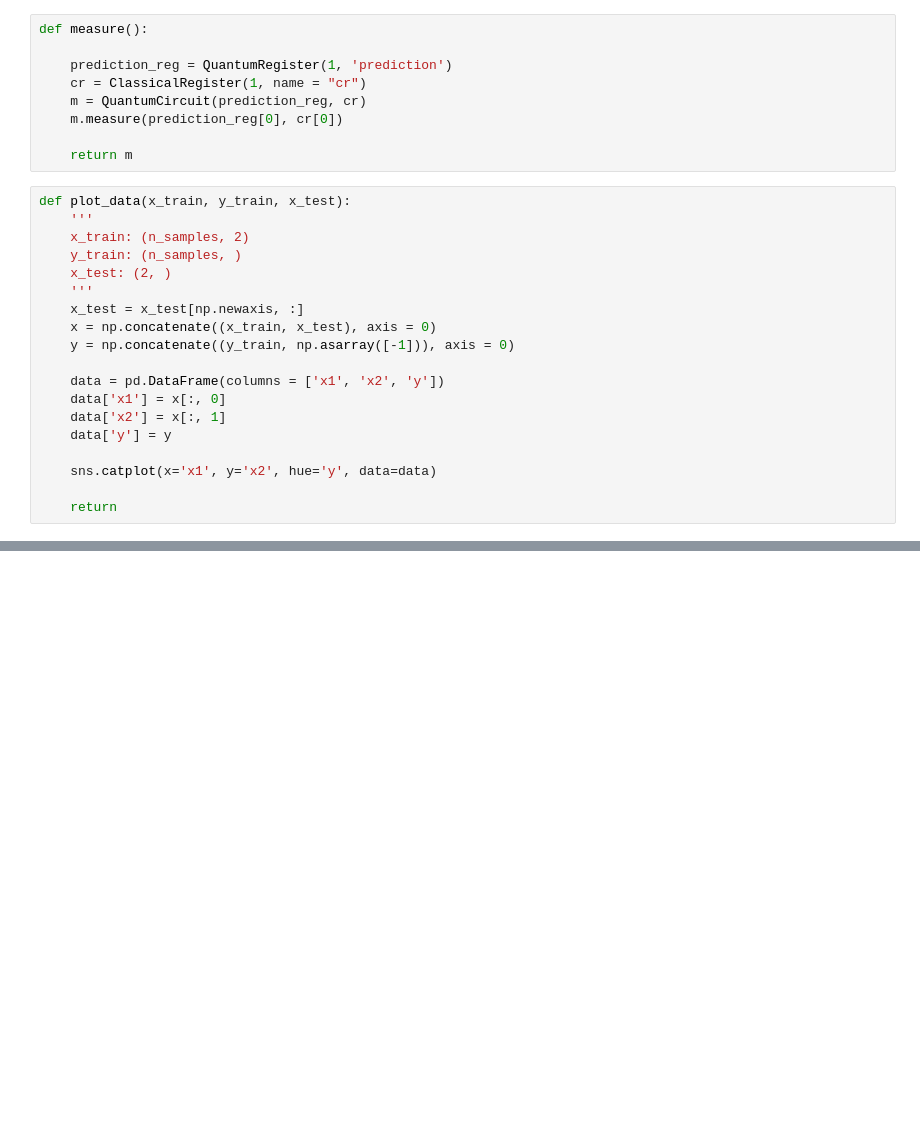
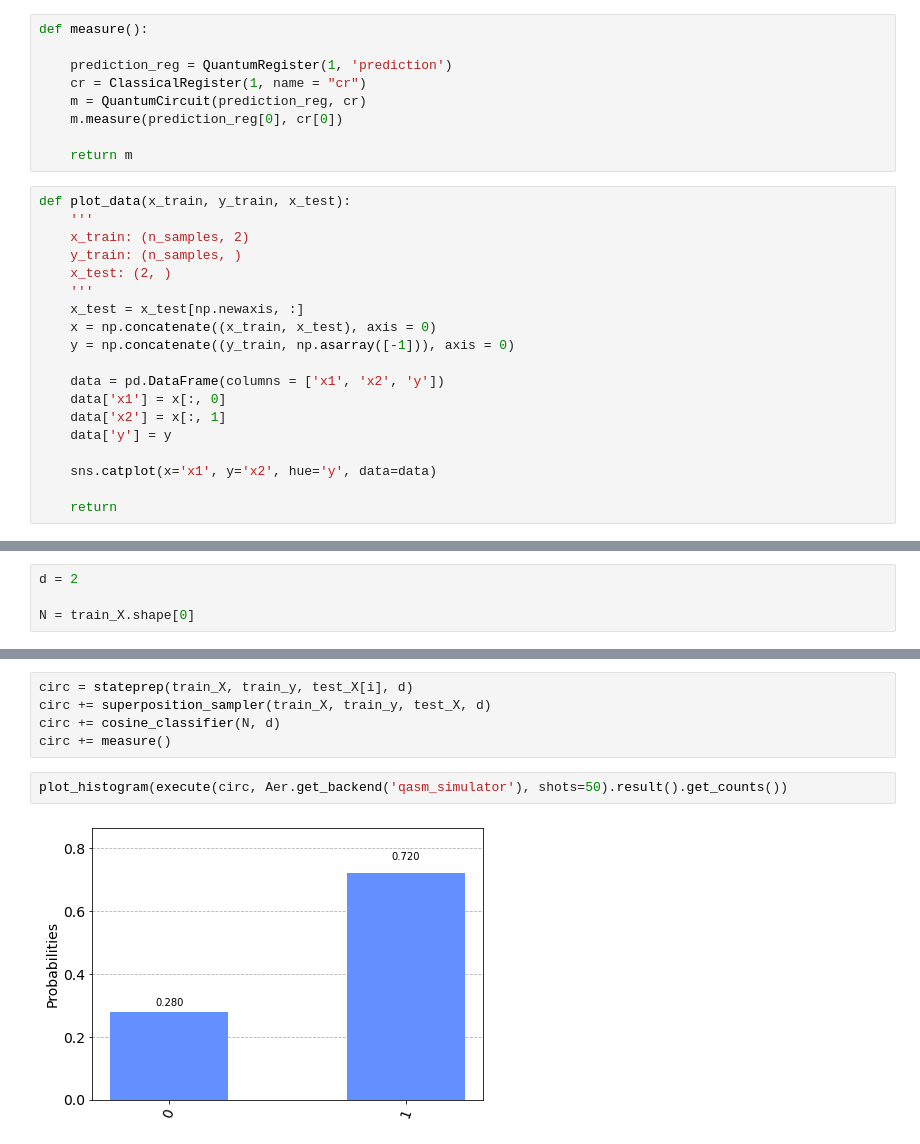
Before and after one commit to andrewliu2001/quantum-ensemble, a Jupyter notebook: test_run.ipynb, the cells around one changed output, grey strips where cells are left out. Saved outputs shown, nothing was run; the diff lists cells and outputs as text; blank space fills up the shorter version.

```diff
--- a/test_run.ipynb
+++ b/test_run.ipynb
@@ -169,0 +257,4 @@ plot_histogram(execute(circ, Aer.get_backend('qasm_simulator'), shots=2000).resu
+# %%
+d = 2
+
+N = train_X.shape[0]
@@ -169,0 +270,9 @@ plot_histogram(execute(circ, Aer.get_backend('qasm_simulator'), shots=2000).resu
+# %%
+circ = stateprep(train_X, train_y, test_X[i], d)
+circ += superposition_sampler(train_X, train_y, test_X, d)
+circ += cosine_classifier(N, d)
+circ += measure()
+# %%
+plot_histogram(execute(circ, Aer.get_backend('qasm_simulator'), shots=50).result().get_counts())
+# %% [output]
+[figure, added]
```
Also changed, not shown: parts of 15 cells of this notebook, 3 other files.
